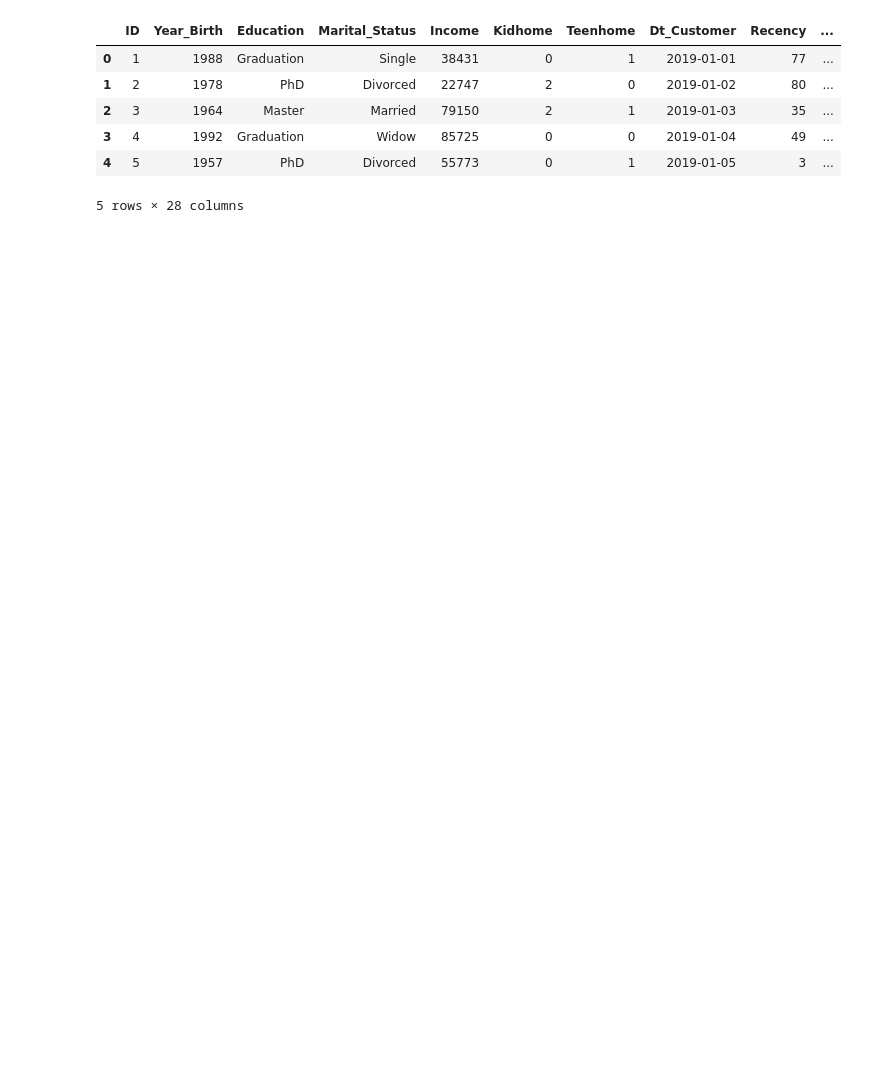
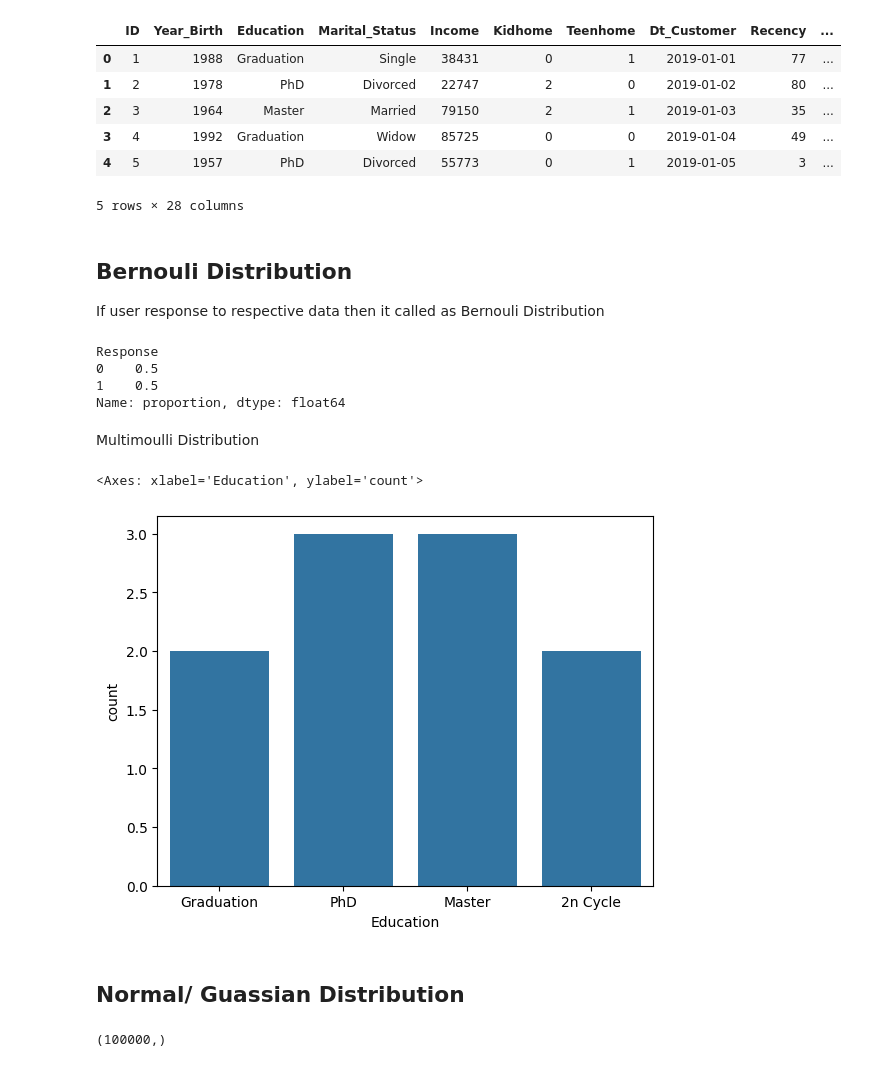
Before and after one commit to vinodlearning/PythonDSA, a Jupyter notebook: probabilityDistribution.ipynb, the cells around one changed output. Drawn from its saved outputs; the diff is of its cells as text; code cells hidden in the pictures; blank space fills up the shorter version.

```diff
--- a/probabilityDistribution.ipynb
+++ b/probabilityDistribution.ipynb
@@ -91,3 +86,28 @@ market.head()
 | 3 | 4 | 1992 | Graduation | Widow | 85725 | 0 | 0 | 2019-01-04 | 49 | ... |
 | 4 | 5 | 1957 | PhD | Divorced | 55773 | 0 | 1 | 2019-01-05 | 3 | ... |
 5 rows × 28 columns
+# %% [markdown]
+## Bernouli Distribution
+If user response to respective data then it called as Bernouli Distribution
+# %%
+market['Response'].value_counts(normalize=True)
+# %% [output]
+Response
+0    0.5
+1    0.5
+Name: proportion, dtype: float64
+# %% [markdown]
+Multimoulli Distribution
+# %%
+sns.countplot(x="Education",data=market)
+# %% [output]
+<Axes: xlabel='Education', ylabel='count'>
+[figure, added]
+# %% [markdown]
+## Normal/ Guassian  Distribution
+# %%
+norms=stats.norm(loc=70, scale=5)
+marks=norms.rvs(size=100000).astype("int")
+marks.shape
+# %% [output]
+(100000,)
```
Also changed, not shown: parts of 8 cells of this notebook, 2 other files.
